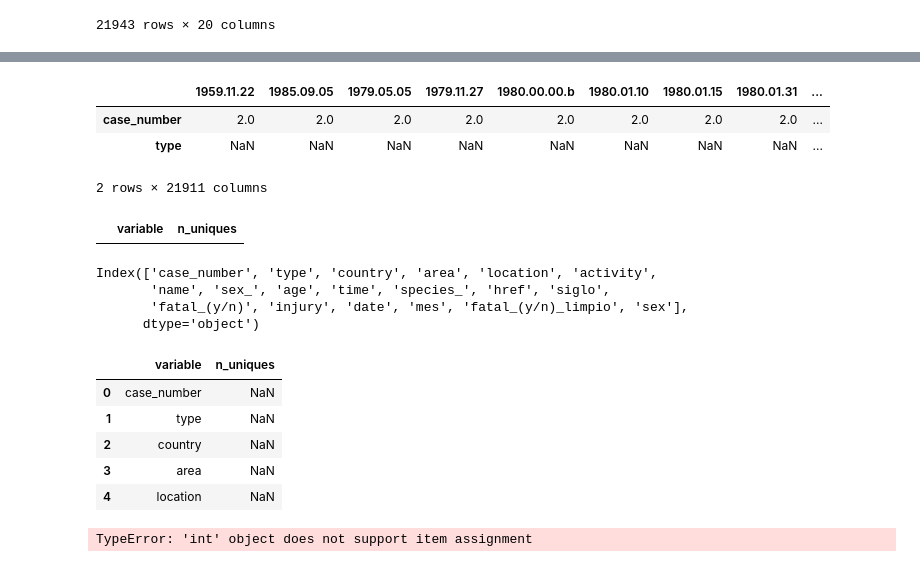
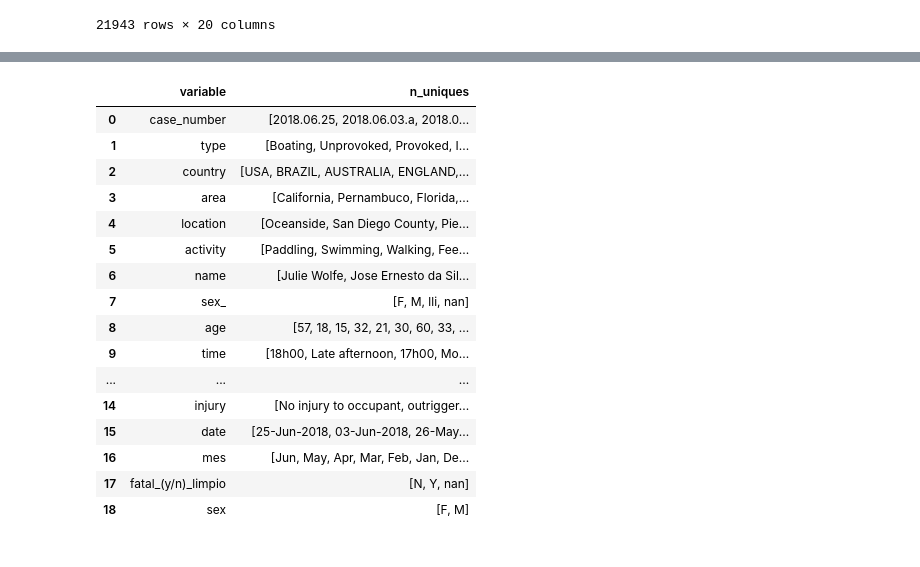
Before and after one commit to Adalab/DA_PromoC_modulo2_sprint2_Mari_y_Mina, a Jupyter notebook: EDA/pair_EDA_1.ipynb, the cells around one changed output, grey strips where cells are left out. Drawn from its saved outputs; the diff is of its cells as text; code cells hidden in the pictures.

```diff
--- a/EDA/pair_EDA_1.ipynb
+++ b/EDA/pair_EDA_1.ipynb
@@ -166,15 +168,17 @@ df_unicos
 | F | NaN | sex | NaN | NaN | NaN | NaN | NaN | NaN | NaN | NaN | ... |
 21943 rows × 20 columns
 # %%
-# Extraed los valores únicos su frecuencia.
+# Extraed los valores únicos y su frecuencia.
+# Entendemos por la tabla que mostrais que son los valores únicos pero por si acaso guardamos también sus frecuencias en la lista_vacia_3
 
 lista_vacia = []
 lista_vacia2 = []
+lista_vacia3 = []
 
 for col in df_categoricas.columns:
-    print(df[col].unique())
-    lista_vacia.append(df[col].unique()[:])
-    print("-----------")
-    print(df[col].value_counts())
-    lista_vacia2.append(df[col].value_counts())
-    print("-----------")
+
+    lista_vacia.append(col)
+
+    lista_vacia2.append(df[col].unique())
+
+    lista_vacia3.append(df[col].value_counts())
@@ -213,8 +185 @@ df_lista_vacia.head()
-# %%
-unicos_categoricas.head(2)
-# %% [output]
-|  | 1959.11.22 | 1985.09.05 | 1979.05.05 | 1979.11.27 | 1980.00.00.b | 1980.01.10 | 1980.01.15 | 1980.01.31 | ... |
-| case_number | 2.0 | 2.0 | 2.0 | 2.0 | 2.0 | 2.0 | 2.0 | 2.0 | ... |
-| type | NaN | NaN | NaN | NaN | NaN | NaN | NaN | NaN | ... |
-2 rows × 21911 columns
 # %%
@@ -221,12 +188,25 @@ unicos_categoricas.head(2)
 df_bonus = pd.DataFrame(columns = ["variable", "n_uniques"])
+# %%
+df_bonus["variable"] = lista_vacia
+# %%
+df_bonus["n_uniques"] = lista_vacia2
 # %%
-df_bonus.head(2)
+df_bonus
 # %% [output]
 |  | variable | n_uniques |
+| 0 | case_number | [2018.06.25, 2018.06.03.a, 2018.0... |
+| 1 | type | [Boating, Unprovoked, Provoked, I... |
+| 2 | country | [USA, BRAZIL, AUSTRALIA, ENGLAND,... |
+| 3 | area | [California, Pernambuco, Florida,... |
+| 4 | location | [Oceanside, San Diego County, Pie... |
+| 5 | activity | [Paddling, Swimming, Walking, Fee... |
+| 6 | name | [Julie Wolfe, Jose Ernesto da Sil... |
+| 7 | sex_ | [F, M, lli, nan] |
+| 8 | age | [57, 18, 15, 32, 21, 30, 60, 33, ... |
+| 9 | time | [18h00, Late afternoon, 17h00, Mo... |
+| ... | ... | ... |
+| 14 | injury | [No injury to occupant, outrigger... |
+| 15 | date | [25-Jun-2018, 03-Jun-2018, 26-May... |
+| 16 | mes | [Jun, May, Apr, Mar, Feb, Jan, De... |
+| 17 | fatal_(y/n)_limpio | [N, Y, nan] |
+| 18 | sex | [F, M] |
-# %%
-df_categoricas.columns
-# %% [output]
-Index(['case_number', 'type', 'country', 'area', 'location', 'activity',
-       'name', 'sex_', 'age', 'time', 'species_', 'href', 'siglo',
-       'fatal_(y/n)', 'injury', 'date', 'mes', 'fatal_(y/n)_limpio', 'sex'],
-      dtype='object')
@@ -236,15 +212,0 @@ for x in list(df_categoricas.columns):
-# %%
-df_bonus.head()
-# %% [output]
-|  | variable | n_uniques |
-| 0 | case_number | NaN |
-| 1 | type | NaN |
-| 2 | country | NaN |
-| 3 | area | NaN |
-| 4 | location | NaN |
-# %%
-for x in df_lista_vacia:
-    for a in x:
-    #df_bonus = df_bonus.append([{"n_uniques": x}], ignore_index=True)
-# %% [output]
-TypeError: 'int' object does not support item assignment
```
Also changed, not shown: parts of 12 cells of this notebook, 9 other files.
